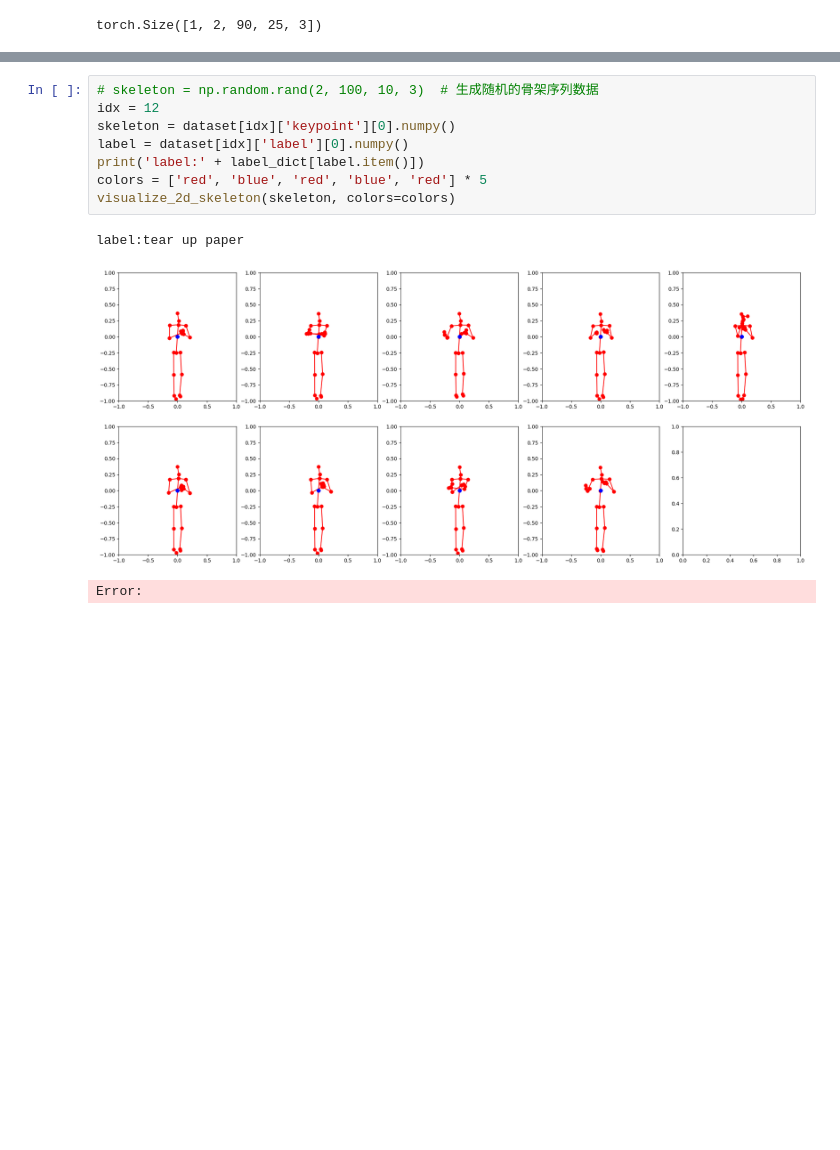
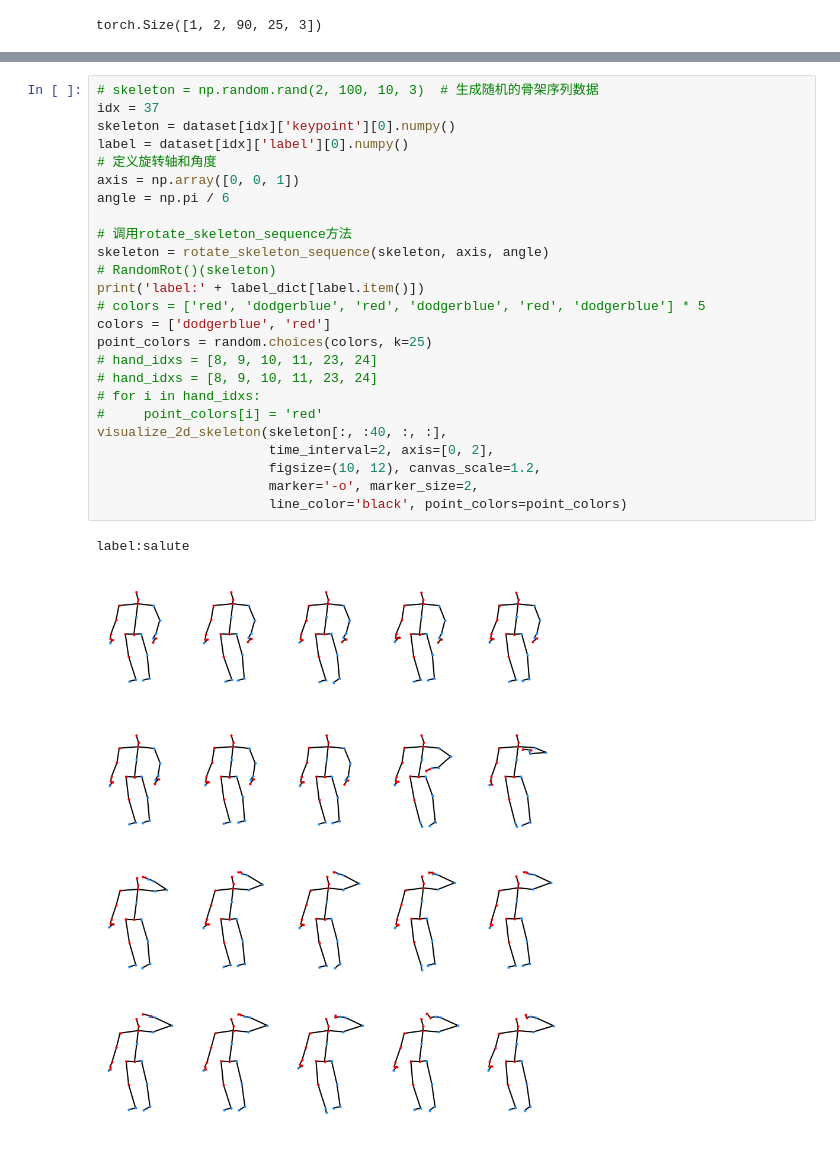
Before and after one commit to Ruizhuo-Xu/SKeleton2vec-code, a Jupyter notebook: visualization.ipynb, the cells around one changed output, grey strips where cells are left out. Drawn from its saved outputs; the diff is of its cells as text; blank space fills up the shorter version.

```diff
--- a/visualization.ipynb
+++ b/visualization.ipynb
@@ -994,12 +1030,28 @@ def visualize_2d_skeleton(data, time_interval: int = 10, colors=None):
 # %%
 # skeleton = np.random.rand(2, 100, 10, 3)  # 生成随机的骨架序列数据
-idx = 12
+idx = 37
 skeleton = dataset[idx]['keypoint'][0].numpy()
 label = dataset[idx]['label'][0].numpy()
+# 定义旋转轴和角度
+axis = np.array([0, 0, 1])
+angle = np.pi / 6
+
+# 调用rotate_skeleton_sequence方法
+skeleton = rotate_skeleton_sequence(skeleton, axis, angle)
+# RandomRot()(skeleton)
 print('label:' + label_dict[label.item()])
-colors = ['red', 'blue', 'red', 'blue', 'red'] * 5
-visualize_2d_skeleton(skeleton, colors=colors)
+# colors = ['red', 'dodgerblue', 'red', 'dodgerblue', 'red', 'dodgerblue'] * 5
+colors = ['dodgerblue', 'red']
+point_colors = random.choices(colors, k=25)
+# hand_idxs = [8, 9, 10, 11, 23, 24]
+# hand_idxs = [8, 9, 10, 11, 23, 24]
+# for i in hand_idxs:
+#     point_colors[i] = 'red'
+visualize_2d_skeleton(skeleton[:, :40, :, :],
+                      time_interval=2, axis=[0, 2],
+                      figsize=(10, 12), canvas_scale=1.2,
+                      marker='-o', marker_size=2,
+                      line_color='black', point_colors=point_colors)
 # %% [output]
-label:tear up paper
+label:salute
-[figure, old version]
+[figure, new version]
-Error:
```
Also changed, not shown: parts of 8 cells of this notebook, 7 other files.
